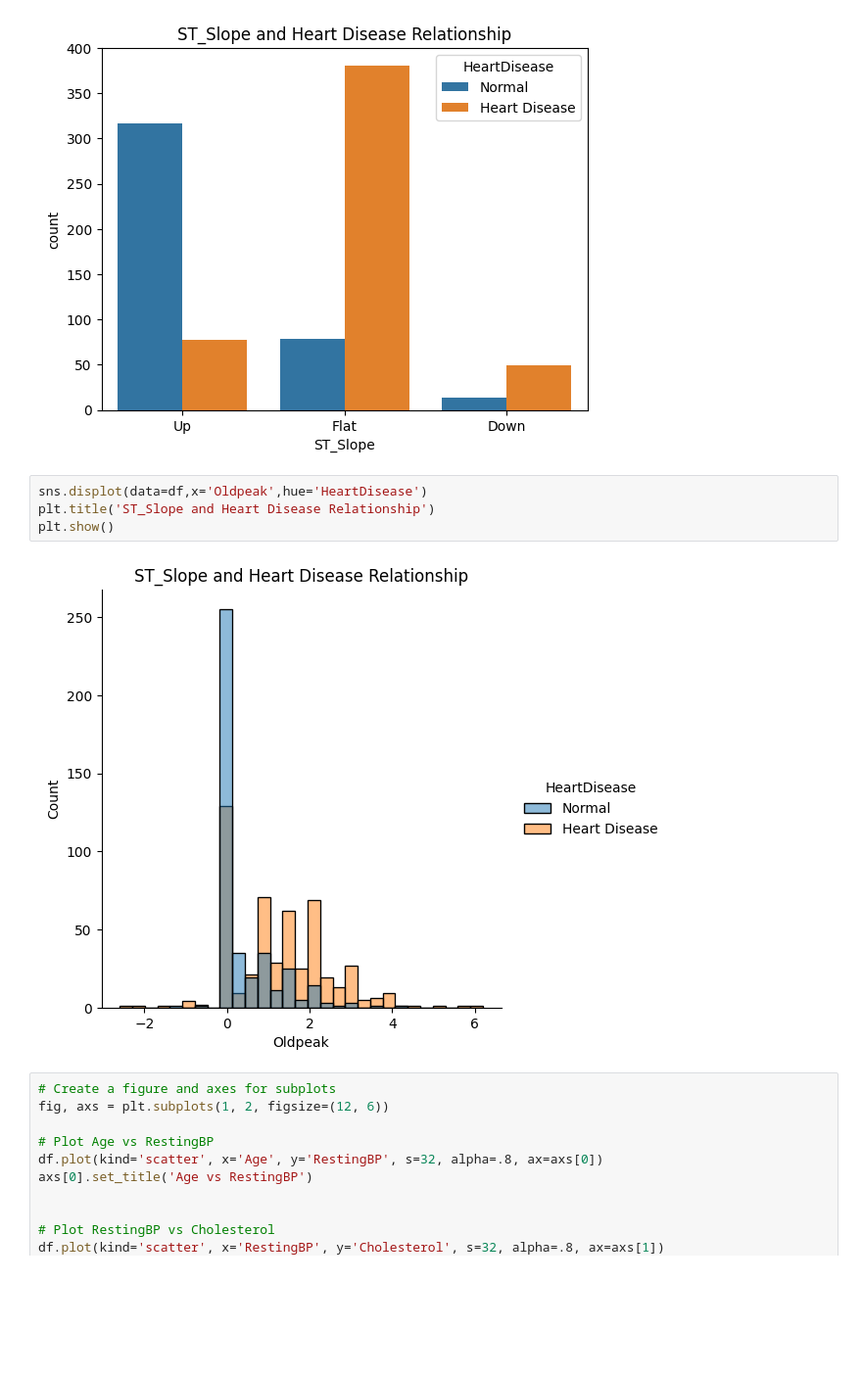
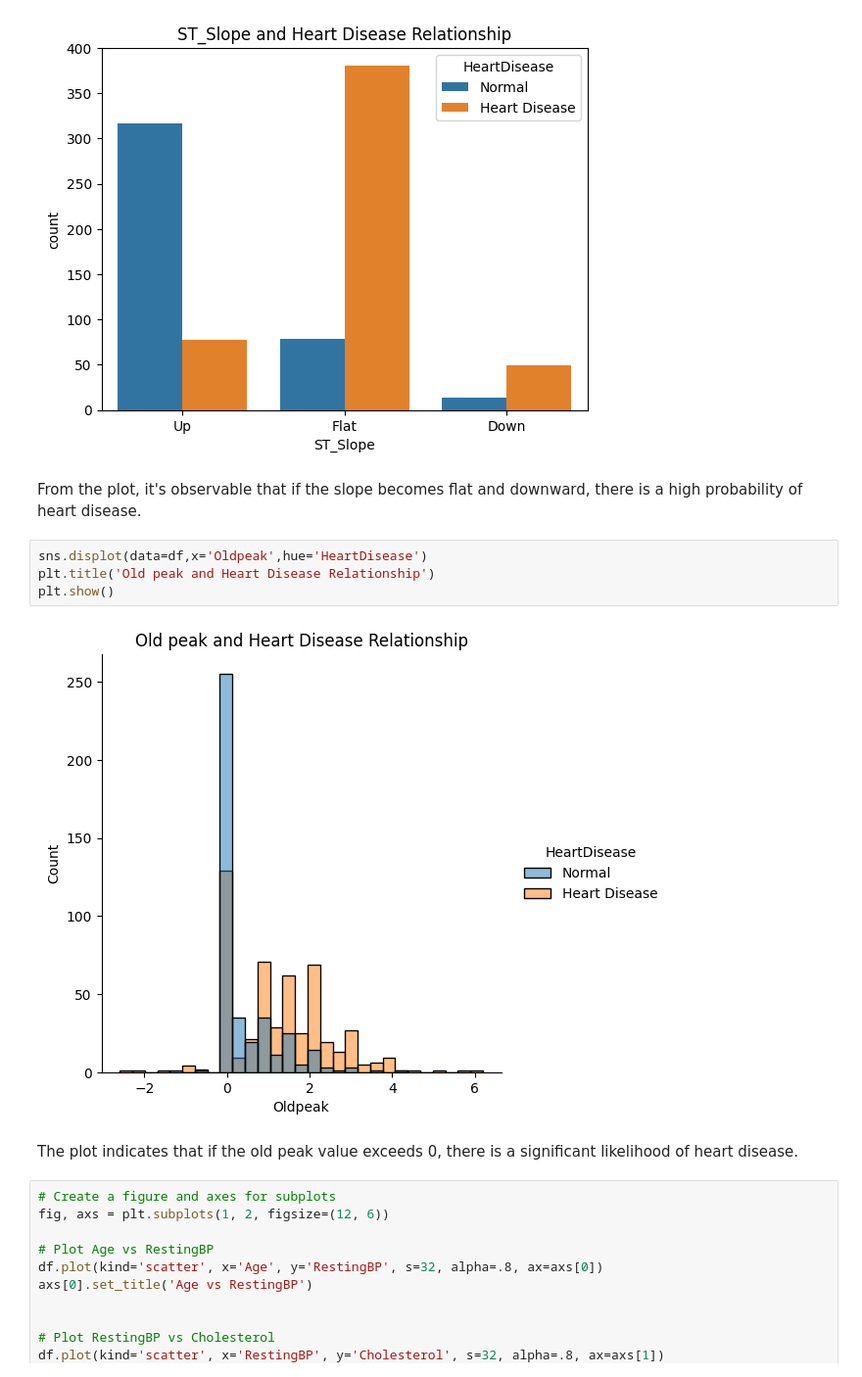
Before and after one commit to D-Rasheed/Heart-Disease-Prediction-Using-Machine-Learning, a Jupyter notebook: Heart_disease_prediction.ipynb, the cells around one changed output. Shown at 98% size. Drawn from its saved outputs; the diff is of its cells as text; blank space fills up the shorter version.

```diff
--- a/Heart_disease_prediction.ipynb
+++ b/Heart_disease_prediction.ipynb
@@ -180,12 +189,16 @@ plt.title('ST_Slope and Heart Disease Relationship')
 plt.show()
 # %% [output]
 [figure]
+# %% [markdown]
+From the plot, it's observable that if the slope becomes flat and downward, there is a high probability of heart disease.
 # %%
 sns.displot(data=df,x='Oldpeak',hue='HeartDisease')
-plt.title('ST_Slope and Heart Disease Relationship')
+plt.title('Old peak and Heart Disease Relationship')
 plt.show()
 # %% [output]
-[figure, old version]
+[figure, new version]
+# %% [markdown]
+The plot indicates that if the old peak value exceeds 0, there is a significant likelihood of heart disease.
 # %%
 # Create a figure and axes for subplots
 fig, axs = plt.subplots(1, 2, figsize=(12, 6))
```
Also changed, not shown: parts of 13 cells of this notebook.
